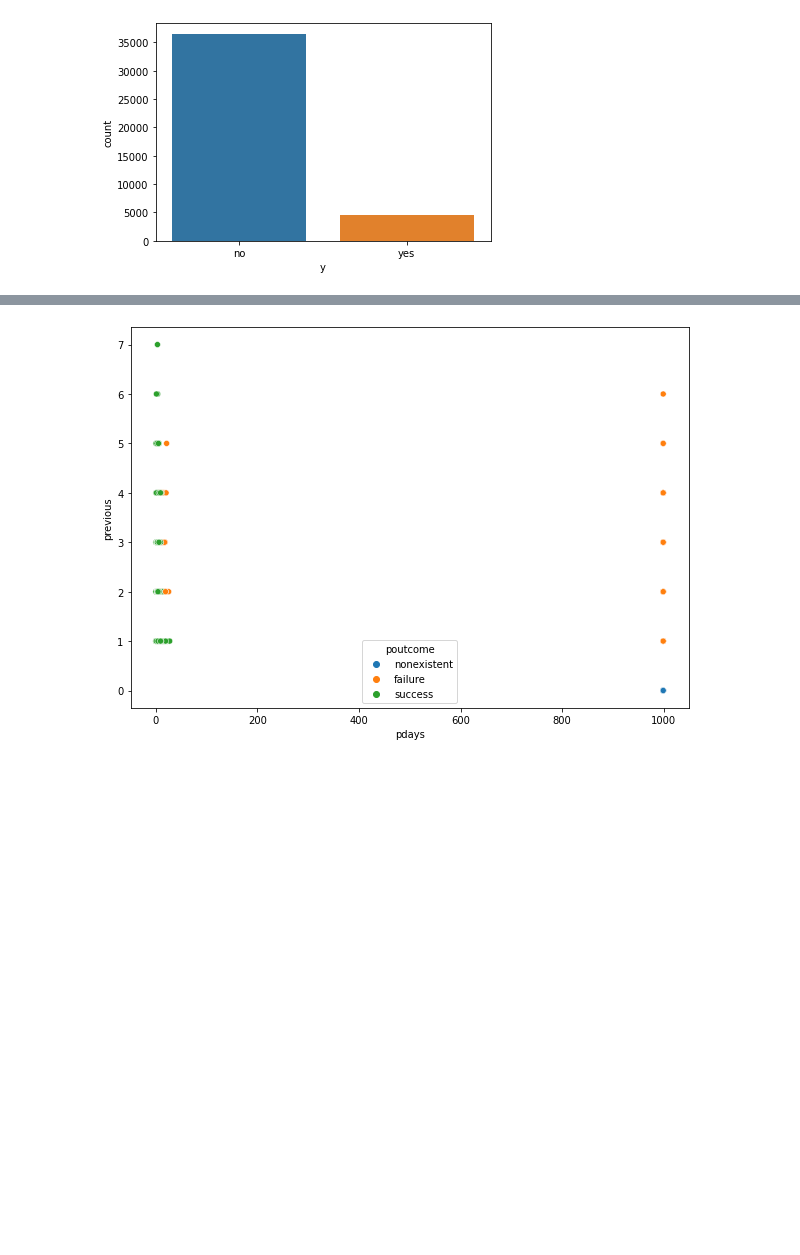
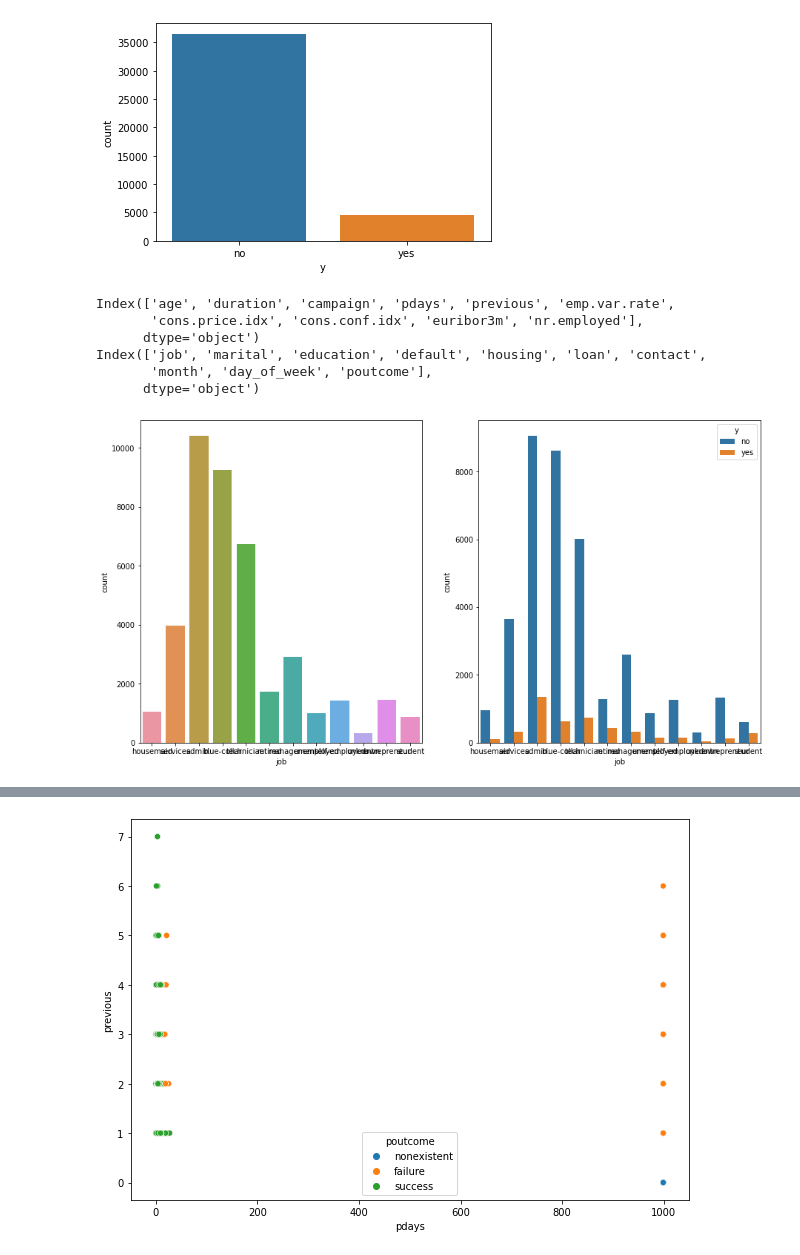
Before and after one commit to agusmelo/Logistic_Regression_Project_Tutorial, a Jupyter notebook: src/explore.ipynb, the cells around one changed output, grey strips where cells are left out. Saved outputs shown, nothing was run; the diff lists cells and outputs as text; code cells hidden in the pictures; blank space fills up the shorter version.

```diff
--- a/src/explore.ipynb
+++ b/src/explore.ipynb
@@ -59,3 +109,23 @@ y = df_raw["y"]
 # %%
 numeric_features = X.select_dtypes(['float','int'])
 categorical_features = X.select_dtypes(['object'])
+
+print(numeric_features.columns)
+print(categorical_features.columns)
+# %% [output]
+Index(['age', 'duration', 'campaign', 'pdays', 'previous', 'emp.var.rate',
+       'cons.price.idx', 'cons.conf.idx', 'euribor3m', 'nr.employed'],
+      dtype='object')
+Index(['job', 'marital', 'education', 'default', 'housing', 'loan', 'contact',
+       'month', 'day_of_week', 'poutcome'],
+      dtype='object')
+# %%
+# Job
+
+fig, axes = plt.subplots(1,2,figsize=(15,8))
+
+sns.countplot(x='job',data=X,ax=axes[0])
+plot=sns.countplot(x='job',data=X,hue=y,ax=axes[1])
+plt.show()
+# %% [output]
+[figure, added]
```
Also changed, not shown: parts of 58 cells of this notebook, 3 other files.
